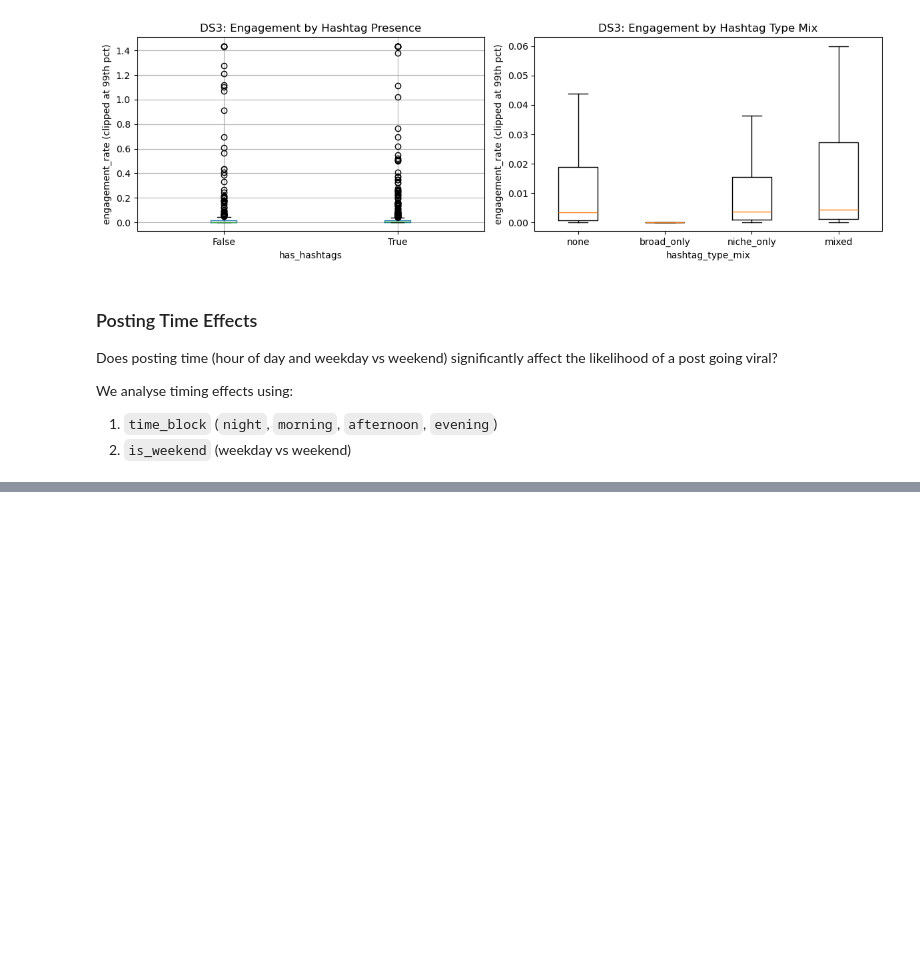
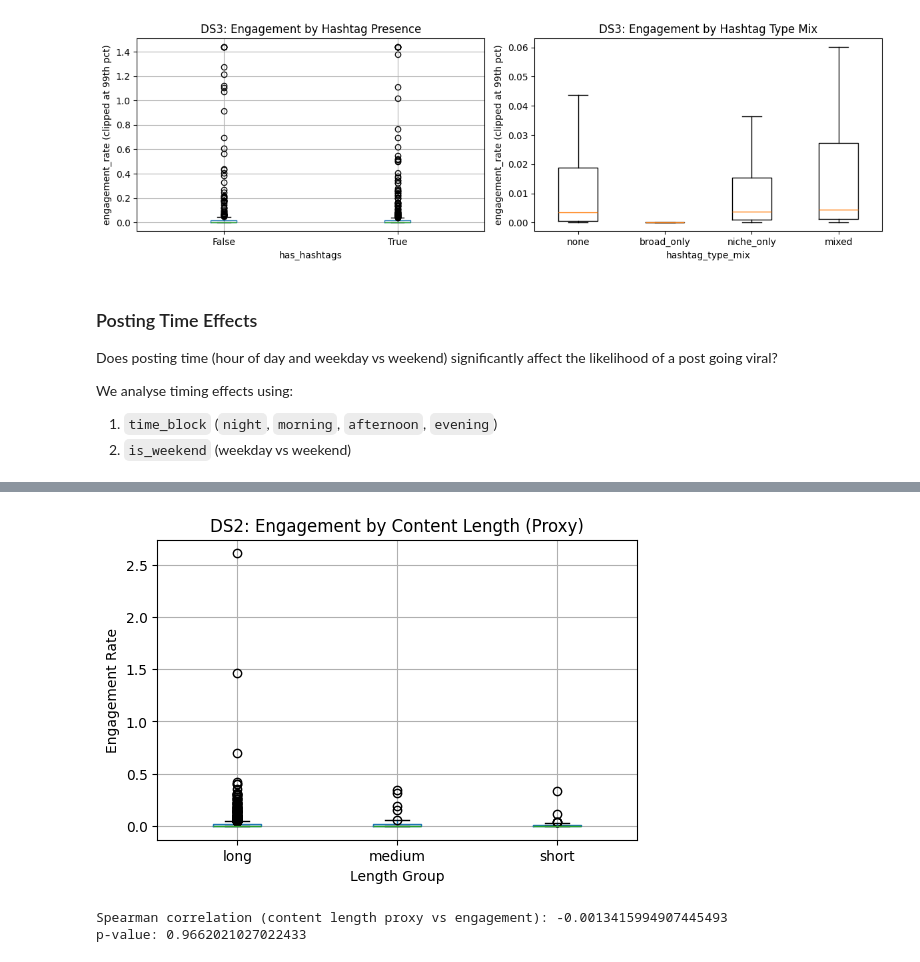
Before and after one commit to SlowToes/SC3021-SDAD-DS, a Jupyter notebook: main.ipynb, the cells around one changed output, grey strips where cells are left out. Cells and saved outputs as stored; diff of their text form; code cells hidden in the pictures; blank space fills up the shorter version.

```diff
--- a/main.ipynb
+++ b/main.ipynb
@@ -1786,0 +1883,5 @@ True          235  0.004245  0.110884
+# %%
+# DS2 preparation
+df_ds2["engagement_rate"] = (
+    df_ds2["like_count"] + df_ds2["comment_count"]
+) / df_ds2["follower_count"]
@@ -1786,0 +1899,26 @@ True          235  0.004245  0.110884
+# %%
+import matplotlib.pyplot as plt
+
+df_ds2.boxplot(column="engagement_rate", by="length_group", figsize=(6,4))
+
+plt.title("DS2: Engagement by Content Length (Proxy)")
+plt.xlabel("Length Group")
+plt.ylabel("Engagement Rate")
+plt.suptitle("")
+
+plt.show()
+# %% [output]
+[figure, added]
+# %%
+from scipy.stats import spearmanr
+
+corr, p = spearmanr(
+    df_ds2["caption_length"],
+    df_ds2["engagement_rate"]
+)
+
+print("\nSpearman correlation (content length proxy vs engagement):", corr)
+print("p-value:", p)
+# %% [output]
+Spearman correlation (content length proxy vs engagement): -0.0013415994907445493
+p-value: 0.9662021027022433
```
Also changed, not shown: parts of 16 cells of this notebook.
